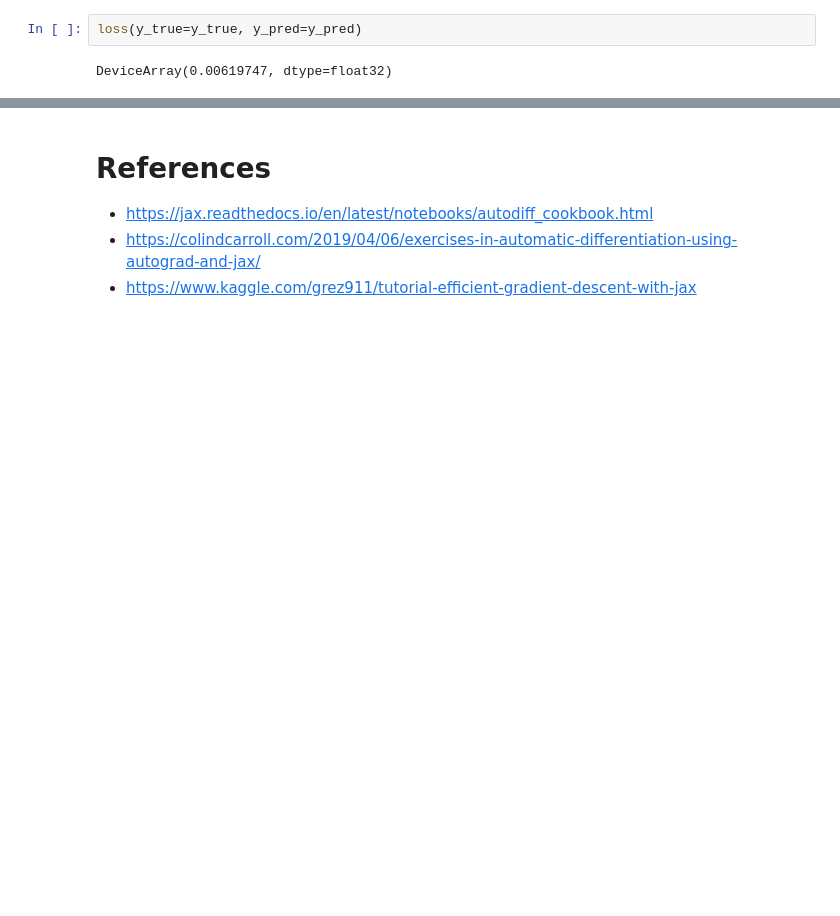
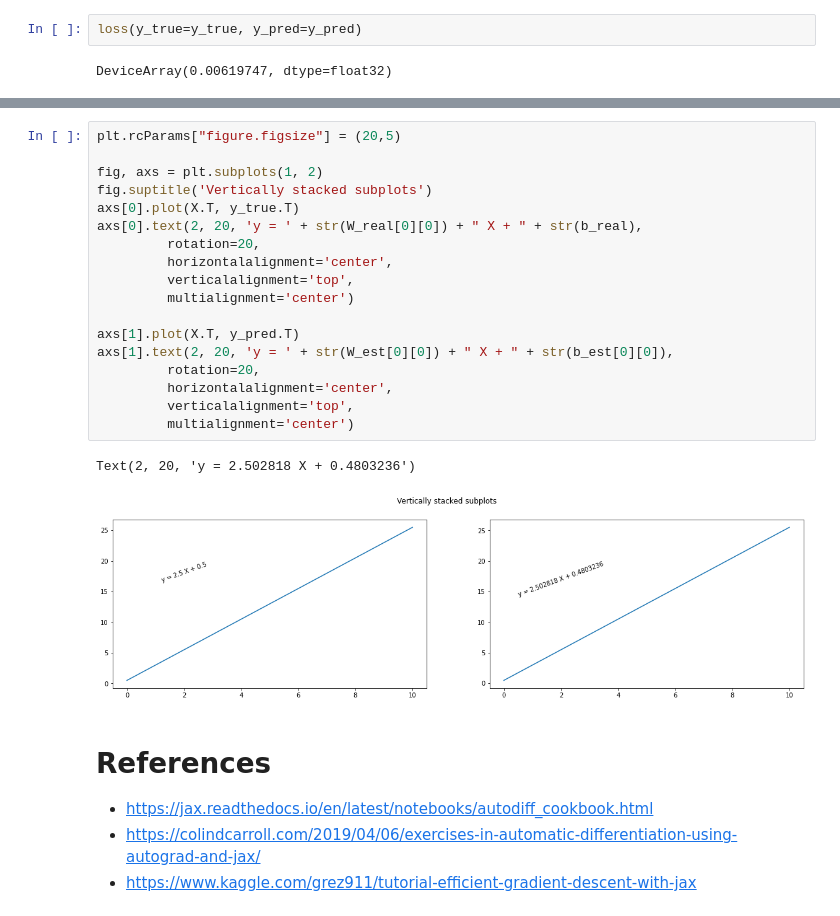
Before and after one commit to anvelezec/experiments, a Jupyter notebook: Basic_NN_using_JAX_.ipynb, the cells around one changed output, grey strips where cells are left out. Drawn from its saved outputs; the diff is of its cells as text; blank space fills up the shorter version.

```diff
--- a/Basic_NN_using_JAX_.ipynb
+++ b/Basic_NN_using_JAX_.ipynb
@@ -210,3 +216,24 @@ plt.plot(X.T, y_pred.T)
+# %%
+plt.rcParams["figure.figsize"] = (20,5)
+
+fig, axs = plt.subplots(1, 2)
+fig.suptitle('Vertically stacked subplots')
+axs[0].plot(X.T, y_true.T)
+axs[0].text(2, 20, 'y = ' + str(W_real[0][0]) + " X + " + str(b_real),
+         rotation=20,
+         horizontalalignment='center',
+         verticalalignment='top',
+         multialignment='center')
+
+axs[1].plot(X.T, y_pred.T)
+axs[1].text(2, 20, 'y = ' + str(W_est[0][0]) + " X + " + str(b_est[0][0]),
+         rotation=20,
+         horizontalalignment='center',
+         verticalalignment='top',
+         multialignment='center')
+# %% [output]
+Text(2, 20, 'y = 2.502818 X + 0.4803236')
+[figure, added]
 # %% [markdown]
 # References
 * https://jax.readthedocs.io/en/latest/notebooks/autodiff_cookbook.html
```
Also changed, not shown: parts of 5 cells of this notebook.
